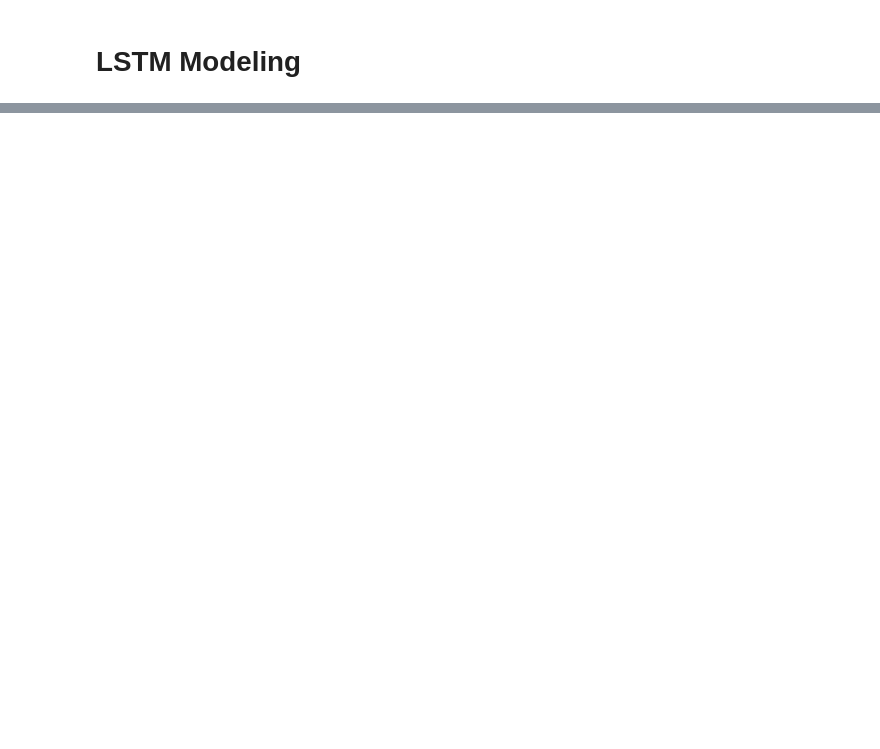
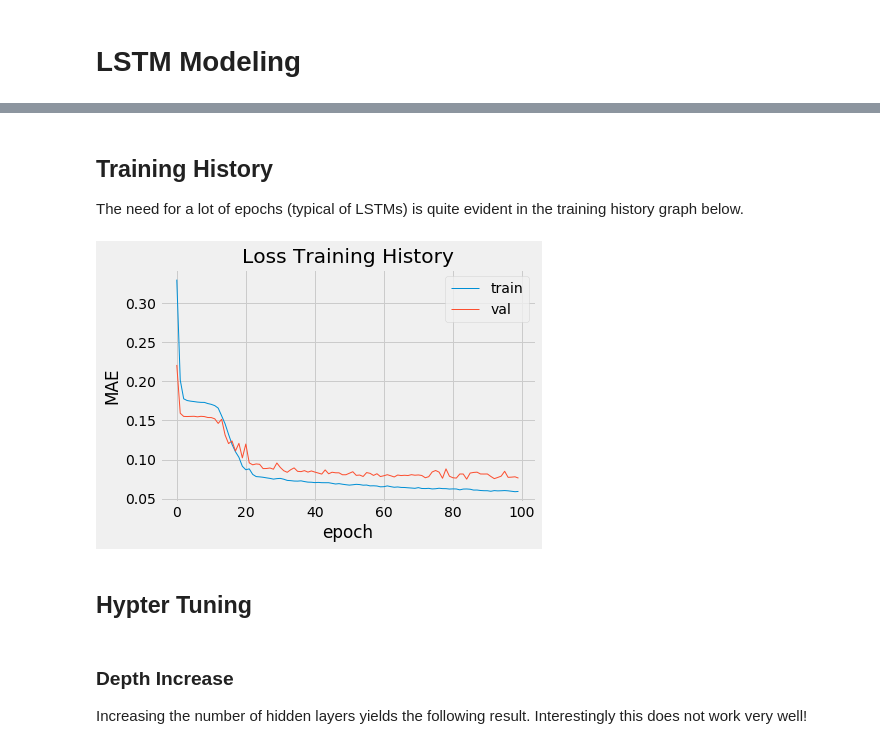
Before and after one commit to celmore25/portfolio, a Jupyter notebook: Notebooks/machine_learning/LSTM_Energy_Prices.ipynb, the cells around one changed output, grey strips where cells are left out. Cells and saved outputs as stored; diff of their text form; code cells hidden in the pictures; blank space fills up the shorter version.

```diff
--- a/Notebooks/machine_learning/LSTM_Energy_Prices.ipynb
+++ b/Notebooks/machine_learning/LSTM_Energy_Prices.ipynb
@@ -231,0 +238,19 @@ Testing MAPE: 8.01
+# %% [markdown]
+## Training History
+
+The need for a lot of epochs (typical of LSTMs) is quite evident in the training history graph below.
+# %%
+plt.plot(history.history['loss'])
+plt.plot(history.history['val_loss'])
+plt.title('Loss Training History')
+plt.ylabel('MAE')
+plt.xlabel('epoch')
+plt.legend(['train', 'val'], loc='upper right')
+plt.show()
+# %% [output]
+[figure, added]
+# %% [markdown]
+## Hypter Tuning
+# %% [markdown]
+### Depth Increase
+Increasing the number of hidden layers yields the following result. Interestingly this does not work very well!
```
Also changed, not shown: parts of 27 cells of this notebook.
